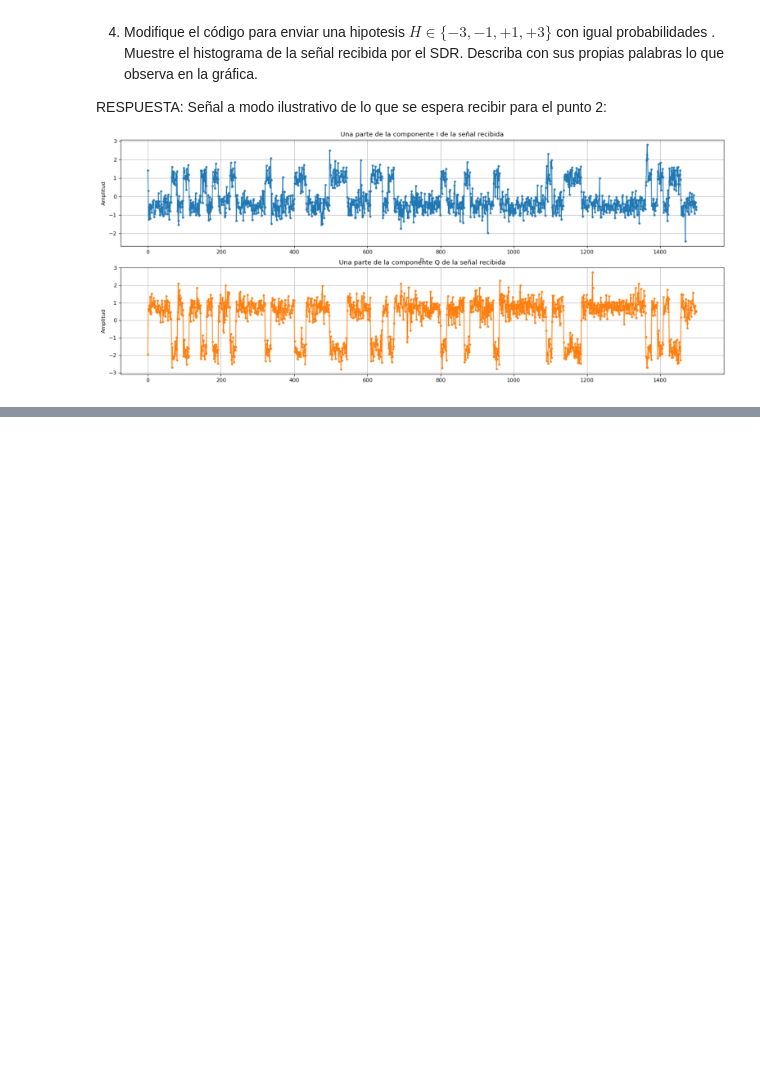
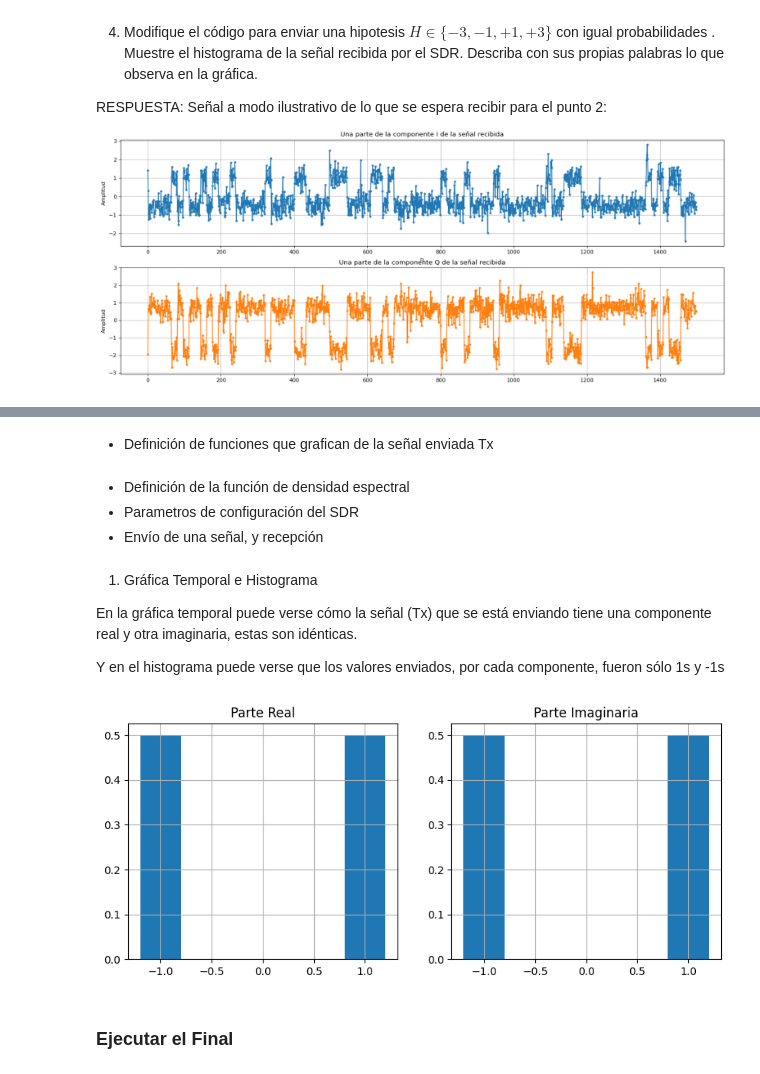
Before and after one commit to GastonFernandez00/Comunicaciones-Digitales, a Jupyter notebook: SDR Ejercicios/EjercicioTP3.ipynb, the cells around one changed output, grey strips where cells are left out. Cells and saved outputs as stored; diff of their text form; code cells hidden in the pictures; blank space fills up the shorter version.

```diff
--- a/SDR Ejercicios/EjercicioTP3.ipynb
+++ b/SDR Ejercicios/EjercicioTP3.ipynb
@@ -22,0 +44,26 @@ RESPUESTA: Señal a modo ilustrativo de lo que se espera recibir para el punto 2
+# %% [markdown]
++ Definición de funciones que grafican de la señal enviada Tx
+# %%
+def plotSignal(signal):
+#------------------------------- Transmitted I component -------------------------------
+# Plot time domain
+    plt.figure(figsize=(20,8), dpi= 80, facecolor='w', edgecolor='k')
+    plt.subplot(2,1,1)
+    plt.plot(np.real(signal))
+    plt.xlabel('n')
+    plt.ylabel('Amplitud')
+    plt.title('Componente en fase de la señal')
+    plt.grid()
+#------------------------------- Transmitted Q component -------------------------------
+# Plot time domain
+    plt.subplot(2,1,2)
+    plt.plot(np.imag(signal))
+    plt.xlabel('n')
+    plt.ylabel('Amplitud')
+    plt.title('Componente en cuadratura de la señal')
+    plt.grid()
+    plt.show()
+# %% [markdown]
++ Definición de la función de densidad espectral
++ Parametros de configuración del SDR
++ Envío de una señal, y recepción
@@ -22,0 +101,28 @@ RESPUESTA: Señal a modo ilustrativo de lo que se espera recibir para el punto 2
+# %% [markdown]
+1. Gráfica Temporal e Histograma
+
+En la gráfica temporal puede verse cómo la señal (Tx) que se está enviando tiene una componente real y otra imaginaria, estas son idénticas.
+
+Y en el histograma puede verse que los valores enviados, por cada componente, fueron sólo 1s y -1s
+# %%
+Sreal = np.real(txSignal)
+Simag = np.imag(txSignal)
+
+plotSignal(txSignal[0:400])
+
+plt.figure(figsize=(10,4))
+plt.subplot(1,2,1)
+plt.grid()
+plt.title("Parte Real")
+plt.hist(Sreal,density=True,bins = 3,range=(-1.5,1.5),rwidth=0.4)
+
+plt.subplot(1,2,2)
+plt.grid()
+plt.title("Parte Imaginaria")
+plt.hist(Simag,density=True,bins = 3,range=(-1.5,1.5),rwidth=0.4)
+
+plt.show()
+# %% [output]
+[figure, added]
+# %% [markdown]
+### Ejecutar el Final
```
Also changed, not shown: parts of 4 cells of this notebook.
